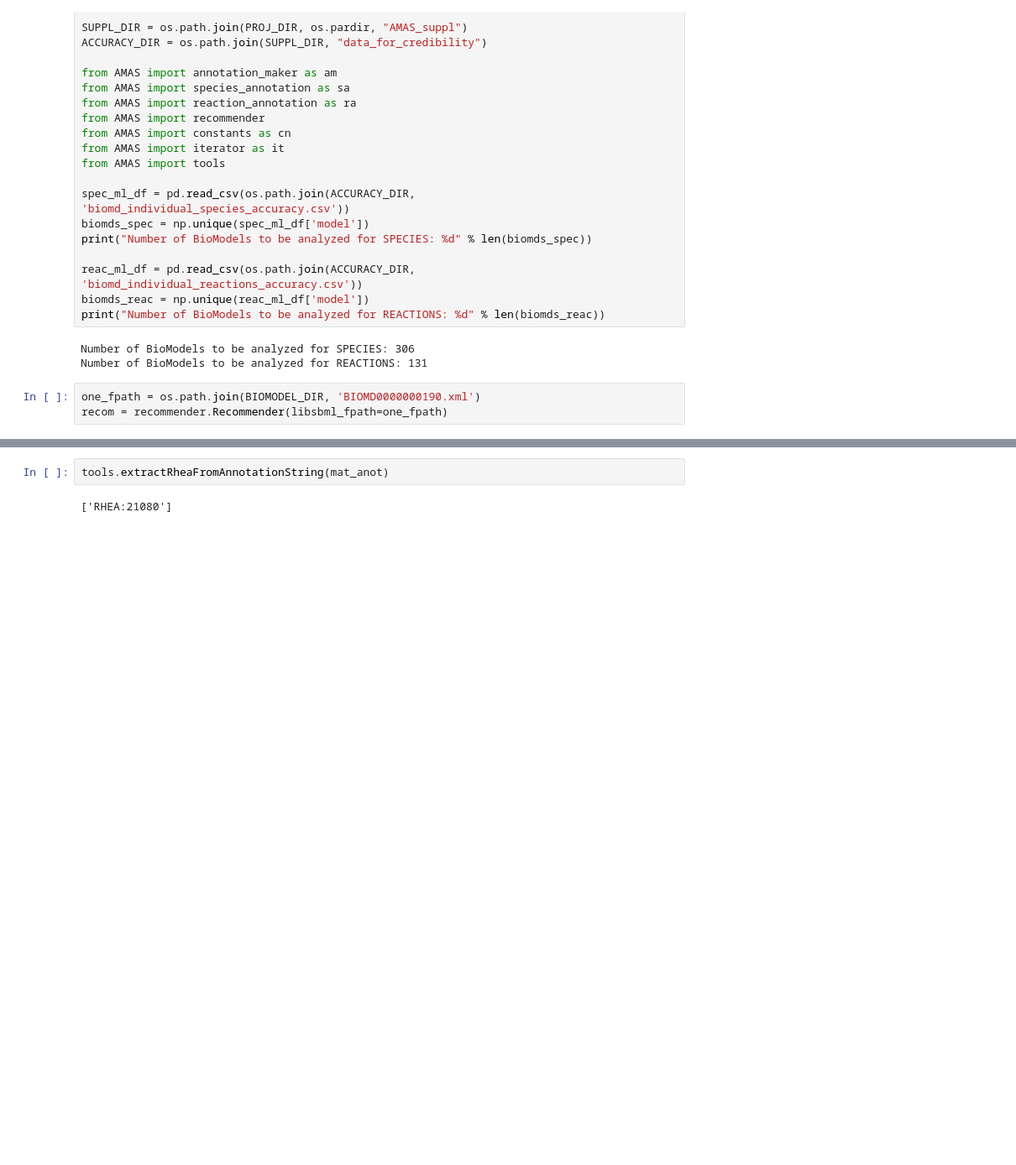
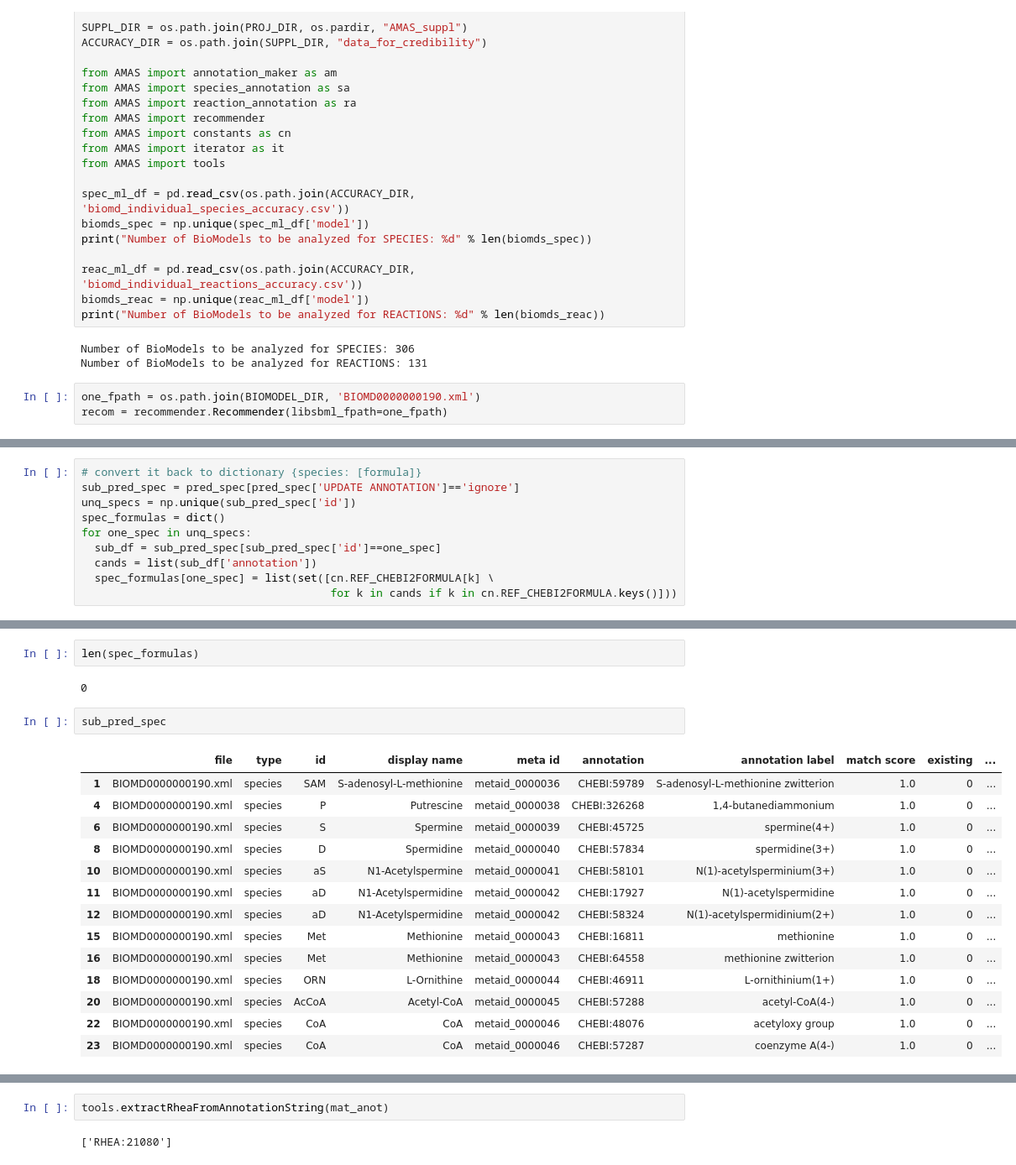
Before and after one commit to sys-bio/AMAS, a Jupyter notebook: notebooks/console_methods.ipynb, the cells around one changed output, grey strips where cells are left out. Shown at 84% size. Saved outputs shown, nothing was run; the diff lists cells and outputs as text; blank space fills up the shorter version.

Commit message:
preparing optimization into recommendAnnotation

```diff
--- a/notebooks/console_methods.ipynb
+++ b/notebooks/console_methods.ipynb
@@ -121,0 +299,10 @@ recommender.Recommender(libsbml_fpath=one_fpath)
+# %%
+# convert it back to dictionary {species: [formula]}
+sub_pred_spec = pred_spec[pred_spec['UPDATE ANNOTATION']=='ignore']
+unq_specs = np.unique(sub_pred_spec['id'])
+spec_formulas = dict()
+for one_spec in unq_specs:
+  sub_df = sub_pred_spec[sub_pred_spec['id']==one_spec]
+  cands = list(sub_df['annotation'])
+  spec_formulas[one_spec] = list(set([cn.REF_CHEBI2FORMULA[k] \
+                                      for k in cands if k in cn.REF_CHEBI2FORMULA.keys()]))
@@ -121,0 +331,21 @@ recommender.Recommender(libsbml_fpath=one_fpath)
+# %%
+len(spec_formulas)
+# %% [output]
+0
+# %%
+sub_pred_spec
+# %% [output]
+|  | file | type | id | display name | meta id | annotation | annotation label | match score | existing | ... |
+| 1 | BIOMD0000000190.xml | species | SAM | S-adenosyl-L-methionine | metaid_0000036 | CHEBI:59789 | S-adenosyl-L-methionine zwitterion | 1.0 | 0 | ... |
+| 4 | BIOMD0000000190.xml | species | P | Putrescine | metaid_0000038 | CHEBI:326268 | 1,4-butanediammonium | 1.0 | 0 | ... |
+| 6 | BIOMD0000000190.xml | species | S | Spermine | metaid_0000039 | CHEBI:45725 | spermine(4+) | 1.0 | 0 | ... |
+| 8 | BIOMD0000000190.xml | species | D | Spermidine | metaid_0000040 | CHEBI:57834 | spermidine(3+) | 1.0 | 0 | ... |
+| 10 | BIOMD0000000190.xml | species | aS | N1-Acetylspermine | metaid_0000041 | CHEBI:58101 | N(1)-acetylsperminium(3+) | 1.0 | 0 | ... |
+| 11 | BIOMD0000000190.xml | species | aD | N1-Acetylspermidine | metaid_0000042 | CHEBI:17927 | N(1)-acetylspermidine | 1.0 | 0 | ... |
+| 12 | BIOMD0000000190.xml | species | aD | N1-Acetylspermidine | metaid_0000042 | CHEBI:58324 | N(1)-acetylspermidinium(2+) | 1.0 | 0 | ... |
+| 15 | BIOMD0000000190.xml | species | Met | Methionine | metaid_0000043 | CHEBI:16811 | methionine | 1.0 | 0 | ... |
+| 16 | BIOMD0000000190.xml | species | Met | Methionine | metaid_0000043 | CHEBI:64558 | methionine zwitterion | 1.0 | 0 | ... |
+| 18 | BIOMD0000000190.xml | species | ORN | L-Ornithine | metaid_0000044 | CHEBI:46911 | L-ornithinium(1+) | 1.0 | 0 | ... |
+| 20 | BIOMD0000000190.xml | species | AcCoA | Acetyl-CoA | metaid_0000045 | CHEBI:57288 | acetyl-CoA(4-) | 1.0 | 0 | ... |
+| 22 | BIOMD0000000190.xml | species | CoA | CoA | metaid_0000046 | CHEBI:48076 | acetyloxy group | 1.0 | 0 | ... |
+| 23 | BIOMD0000000190.xml | species | CoA | CoA | metaid_0000046 | CHEBI:57287 | coenzyme A(4-) | 1.0 | 0 | ... |
```
Also changed, not shown: parts of 37 cells of this notebook, 3 other files.
